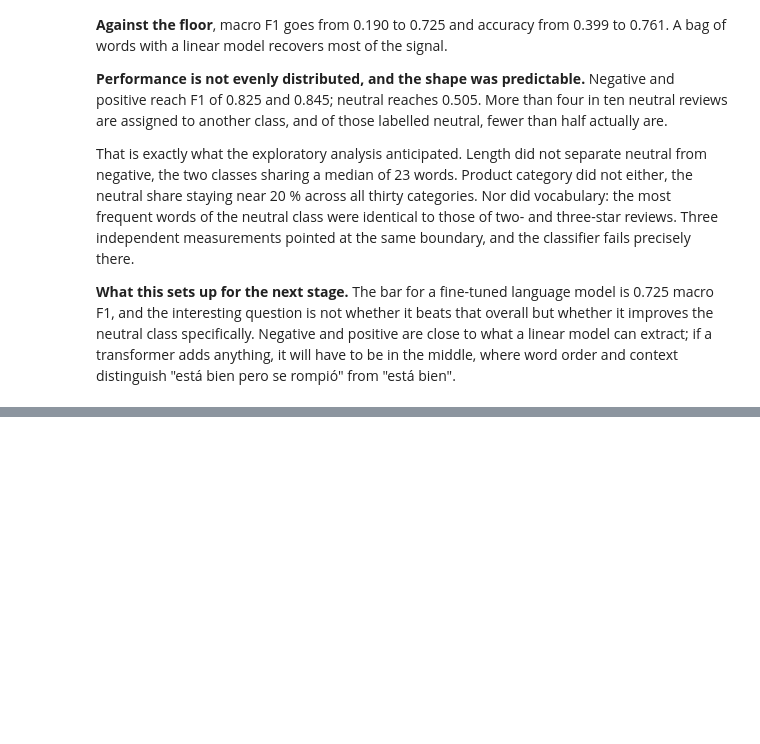
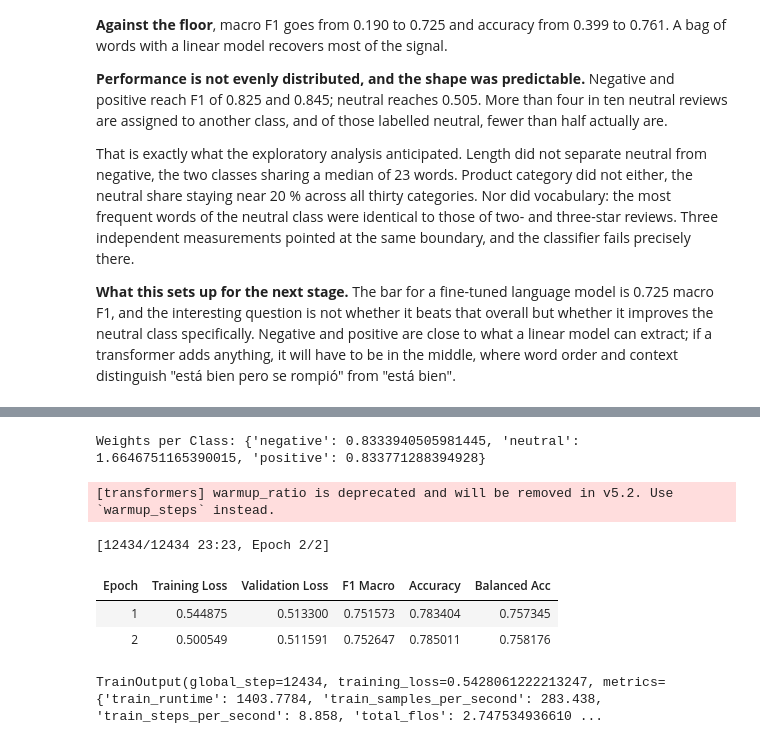
Before and after one commit to AlejandroBeldaFernandez/Amazon-Reviews-Spanish, a Jupyter notebook: Amazon_Reviews.ipynb, the cells around one changed output, grey strips where cells are left out. Saved outputs shown, nothing was run; the diff lists cells and outputs as text; code cells hidden in the pictures; blank space fills up the shorter version.

```diff
--- a/Amazon_Reviews.ipynb
+++ b/Amazon_Reviews.ipynb
@@ -1756,0 +1817,4 @@ distinguish "está bien pero se rompió" from "está bien".
+# %%
+train_beto = df_spanish[df_spanish['split'] == 'train'].copy()
+test_beto = df_spanish[df_spanish['split'] == 'test'].copy()
+validation_beto = df_spanish[df_spanish['split'] == 'validation'].copy()
@@ -1756,0 +1889,52 @@ distinguish "está bien pero se rompió" from "está bien".
+# %%
+counts  = train_beto['label'].value_counts().sort_index().values
+weights = torch.tensor(len(train) / (3 * counts), dtype=torch.float)
+print('Weights per Class:', dict(zip(LABELS, weights.tolist())))
+
+class WeightedTrainer(Trainer):
+    def compute_loss(self, model, inputs, return_outputs=False, **kwargs):
+        labels  = inputs.pop('labels')
+        outputs = model(**inputs)
+        loss_fn = nn.CrossEntropyLoss(weight=weights.to(outputs.logits.device))
+        loss    = loss_fn(outputs.logits, labels)
+        return (loss, outputs) if return_outputs else loss
+# %% [output]
+Weights per Class: {'negative': 0.8333940505981445, 'neutral': 1.6646751165390015, 'positive': 0.833771288394928}
+# %%
+args = TrainingArguments(
+    output_dir='beto-sentiment',
+    num_train_epochs=EPOCHS,
+    per_device_train_batch_size=BATCH_SIZE,
+    per_device_eval_batch_size=64,
+    learning_rate=LR,
+    warmup_ratio=0.1,
+    weight_decay=0.01,
+    eval_strategy='epoch',
+    save_strategy='epoch',
+    load_best_model_at_end=True,
+    metric_for_best_model='f1_macro',
+    greater_is_better=True,
+    logging_steps=100,
+    fp16=torch.cuda.is_available(),
+    save_total_limit=1,
+    seed=seed,
+    report_to='none',
+)
+
+trainer = WeightedTrainer(
+    model=model,
+    args=args,
+    train_dataset=ds_train,
+    eval_dataset=ds_val,
+    data_collator=collator,
+    compute_metrics=compute_metrics,
+)
+
+trainer.train()
+# %% [output]
+[transformers] warmup_ratio is deprecated and will be removed in v5.2. Use `warmup_steps` instead.
+[12434/12434 23:23, Epoch 2/2]
+| Epoch | Training Loss | Validation Loss | F1 Macro | Accuracy | Balanced Acc |
+| 1 | 0.544875 | 0.513300 | 0.751573 | 0.783404 | 0.757345 |
+| 2 | 0.500549 | 0.511591 | 0.752647 | 0.785011 | 0.758176 |
+TrainOutput(global_step=12434, training_loss=0.5428061222213247, metrics={'train_runtime': 1403.7784, 'train_samples_per_second': 283.438, 'train_steps_per_second': 8.858, 'total_flos': 2.747534936610 ...
```
Also changed, not shown: parts of 50 cells of this notebook, 1 other file.
